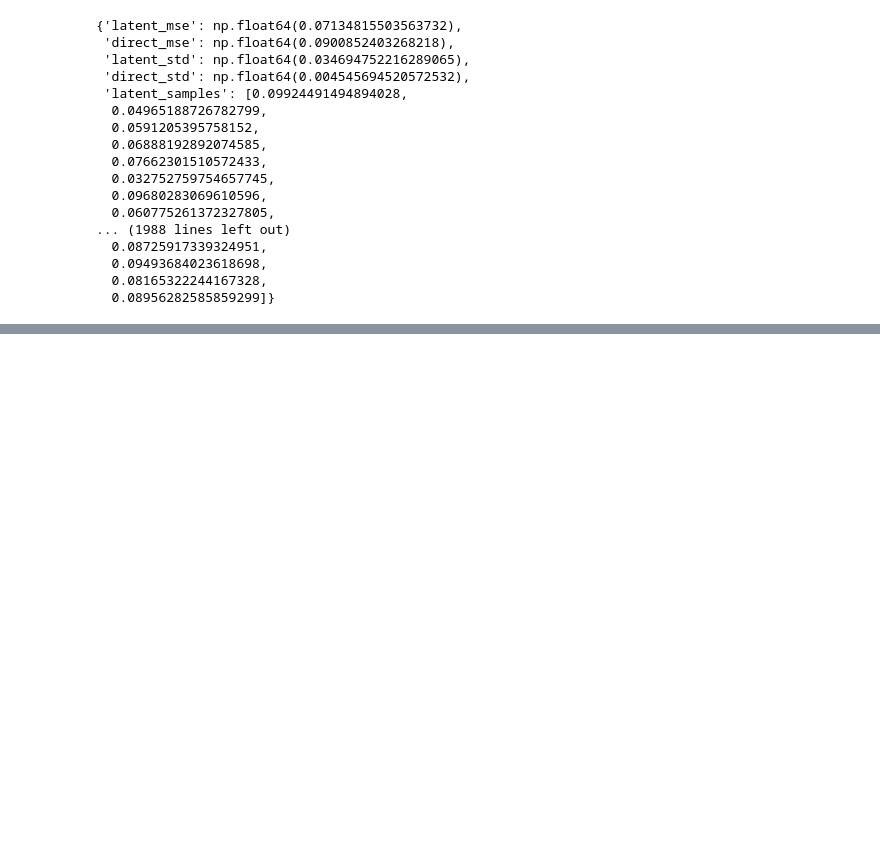
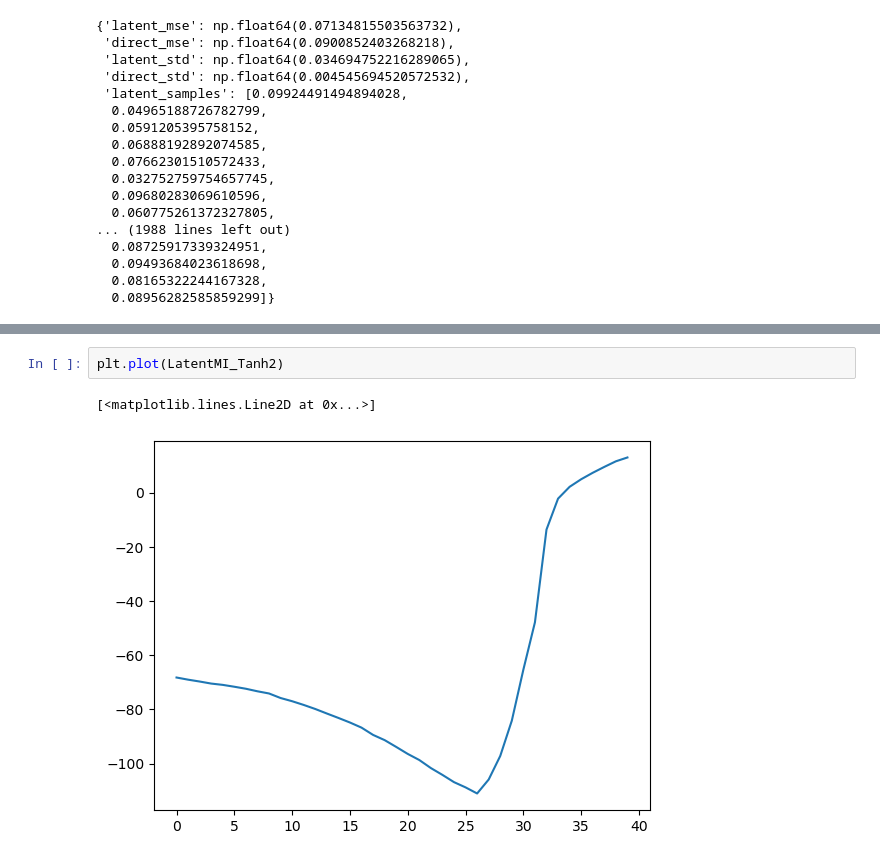
Before and after one commit to FrancescoLR02/InformationTheoryProject, a Jupyter notebook: main.ipynb, the cells around one changed output, grey strips where cells are left out. Drawn from its saved outputs; the diff is of its cells as text; blank space fills up the shorter version.

```diff
--- a/main.ipynb
+++ b/main.ipynb
@@ -1192,0 +1266,5 @@ Improvement: 20.80%
+# %%
+plt.plot(LatentMI_Tanh2)
+# %% [output]
+[<matplotlib.lines.Line2D at 0x...>]
+[figure, added]
```
Also changed, not shown: parts of 5 cells of this notebook, 1 other file.
